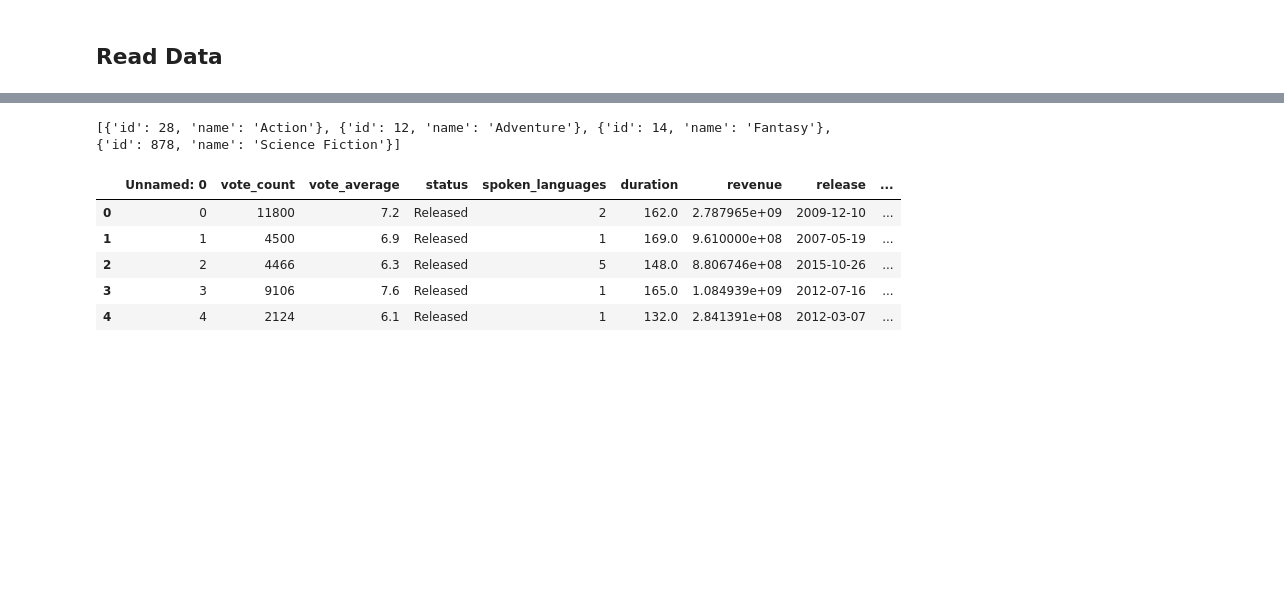
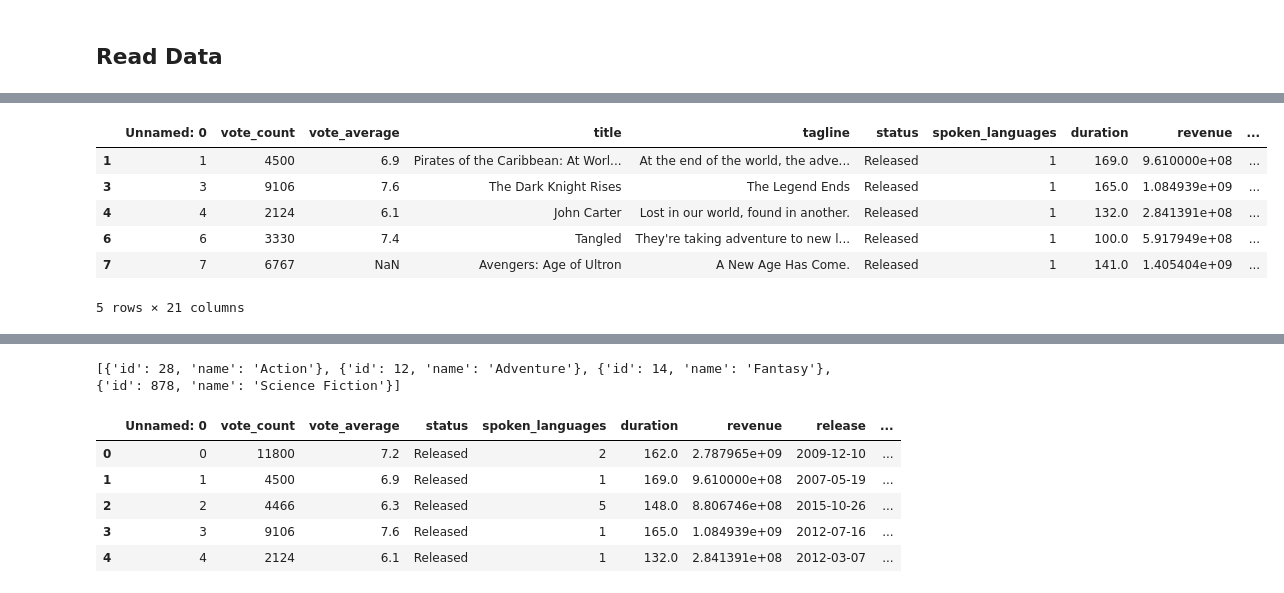
Before and after one commit to ELophem/Project_ML_2024, a Jupyter notebook: ProjectML.ipynb, the cells around one changed output, grey strips where cells are left out. Cells and saved outputs as stored; diff of their text form; code cells hidden in the pictures; blank space fills up the shorter version.

```diff
--- a/ProjectML.ipynb
+++ b/ProjectML.ipynb
@@ -153,0 +135,11 @@ Name: spoken_languages, dtype: int64
+# %%
+data_read.loc[data_read['spoken_languages'] == 0, 'spoken_languages'] = 1
+data_read[data_read['spoken_languages'] == 1].head()
+# %% [output]
+|  | Unnamed: 0 | vote_count | vote_average | title | tagline | status | spoken_languages | duration | revenue | ... |
+| 1 | 1 | 4500 | 6.9 | Pirates of the Caribbean: At Worl... | At the end of the world, the adve... | Released | 1 | 169.0 | 9.610000e+08 | ... |
+| 3 | 3 | 9106 | 7.6 | The Dark Knight Rises | The Legend Ends | Released | 1 | 165.0 | 1.084939e+09 | ... |
+| 4 | 4 | 2124 | 6.1 | John Carter | Lost in our world, found in another. | Released | 1 | 132.0 | 2.841391e+08 | ... |
+| 6 | 6 | 3330 | 7.4 | Tangled | They're taking adventure to new l... | Released | 1 | 100.0 | 5.917949e+08 | ... |
+| 7 | 7 | 6767 | NaN | Avengers: Age of Ultron | A New Age Has Come. | Released | 1 | 141.0 | 1.405404e+09 | ... |
+5 rows × 21 columns
```
Also changed, not shown: parts of 23 cells of this notebook.
